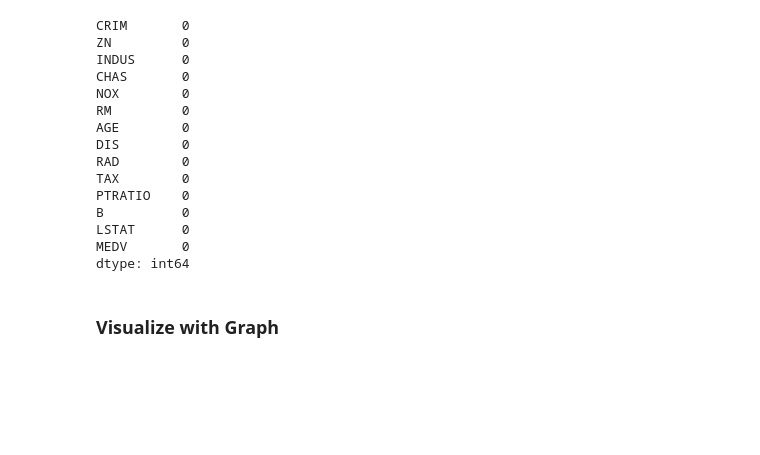
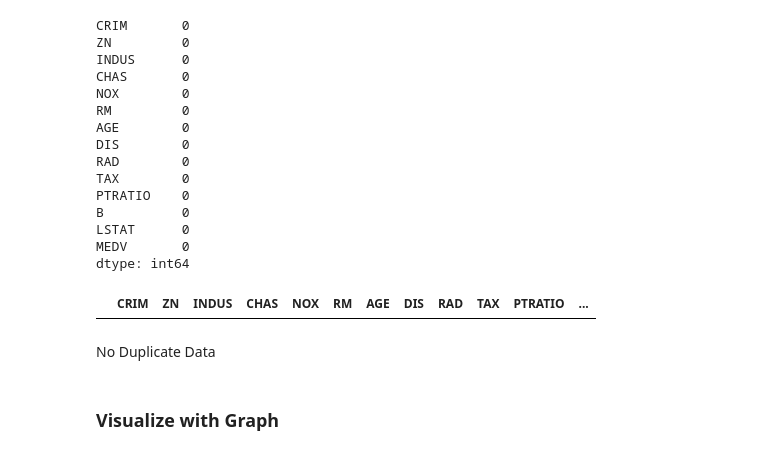
Before and after one commit to LTJ508/BostonML, a Jupyter notebook: BostonLM.ipynb, the cells around one changed output. Saved outputs shown, nothing was run; the diff lists cells and outputs as text; code cells hidden in the pictures; blank space fills up the shorter version.

```diff
--- a/BostonLM.ipynb
+++ b/BostonLM.ipynb
@@ -103,6 +109,13 @@ B          0
 LSTAT      0
 MEDV       0
 dtype: int64
+# %%
+duplicates =  boston[boston.duplicated(keep='first')] #it will return the duplicated row from the datasets
+duplicates
+# %% [output]
+|  | CRIM | ZN | INDUS | CHAS | NOX | RM | AGE | DIS | RAD | TAX | PTRATIO | ... |
+# %% [markdown]
+No Duplicate Data
 # %% [markdown]
 ### Visualize with Graph
 # %%
```
Also changed, not shown: parts of 33 cells of this notebook.
